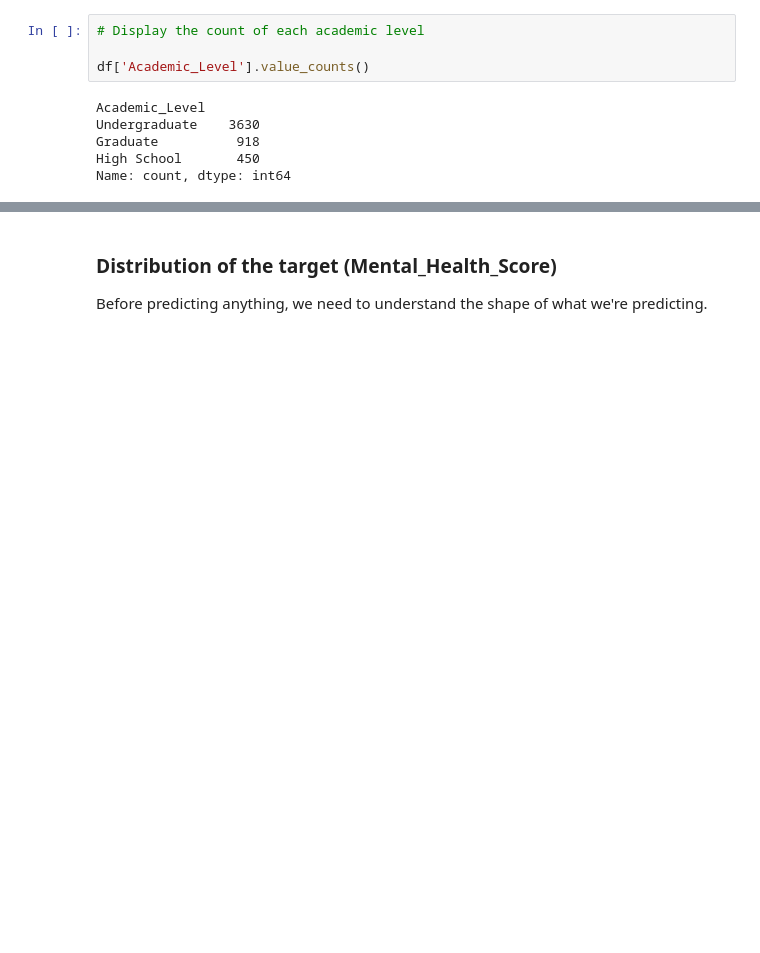
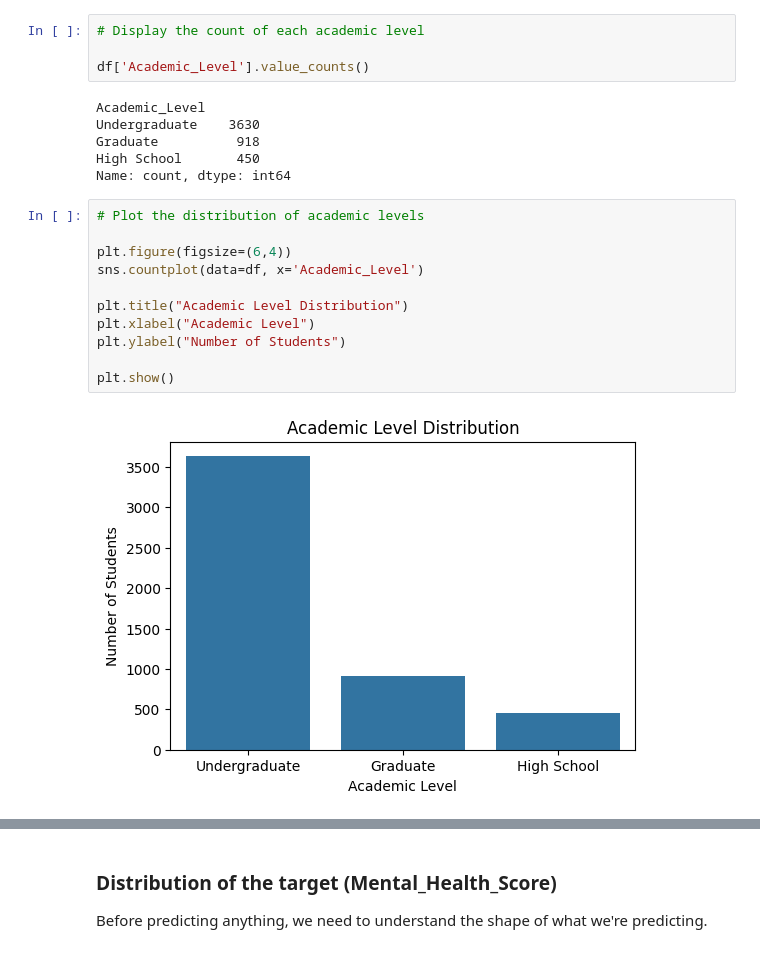
Before and after one commit to rutuu0228/Students_Mental_Health_Score_Prediction_sys, a Jupyter notebook: Notebooks/03_EDA.ipynb, the cells around one changed output, grey strips where cells are left out. Cells and saved outputs as stored; diff of their text form; blank space fills up the shorter version.

```diff
--- a/Notebooks/03_EDA.ipynb
+++ b/Notebooks/03_EDA.ipynb
@@ -133,3 +133,16 @@ Undergraduate    3630
 Graduate          918
 High School       450
 Name: count, dtype: int64
+# %%
+# Plot the distribution of academic levels
+
+plt.figure(figsize=(6,4))
+sns.countplot(data=df, x='Academic_Level')
+
+plt.title("Academic Level Distribution")
+plt.xlabel("Academic Level")
+plt.ylabel("Number of Students")
+
+plt.show()
+# %% [output]
+[figure, added]
```
Also changed, not shown: parts of 6 cells of this notebook.
